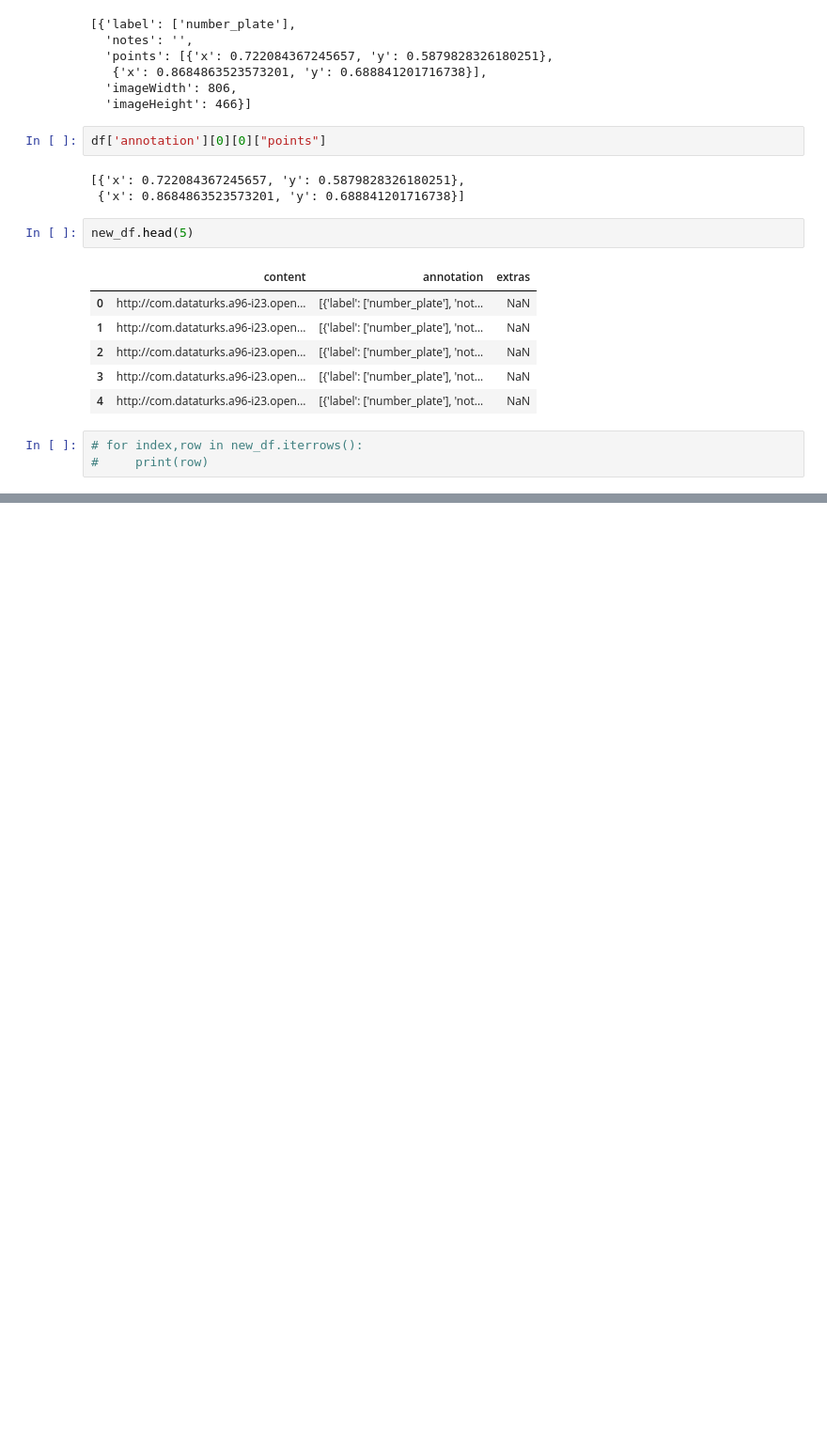
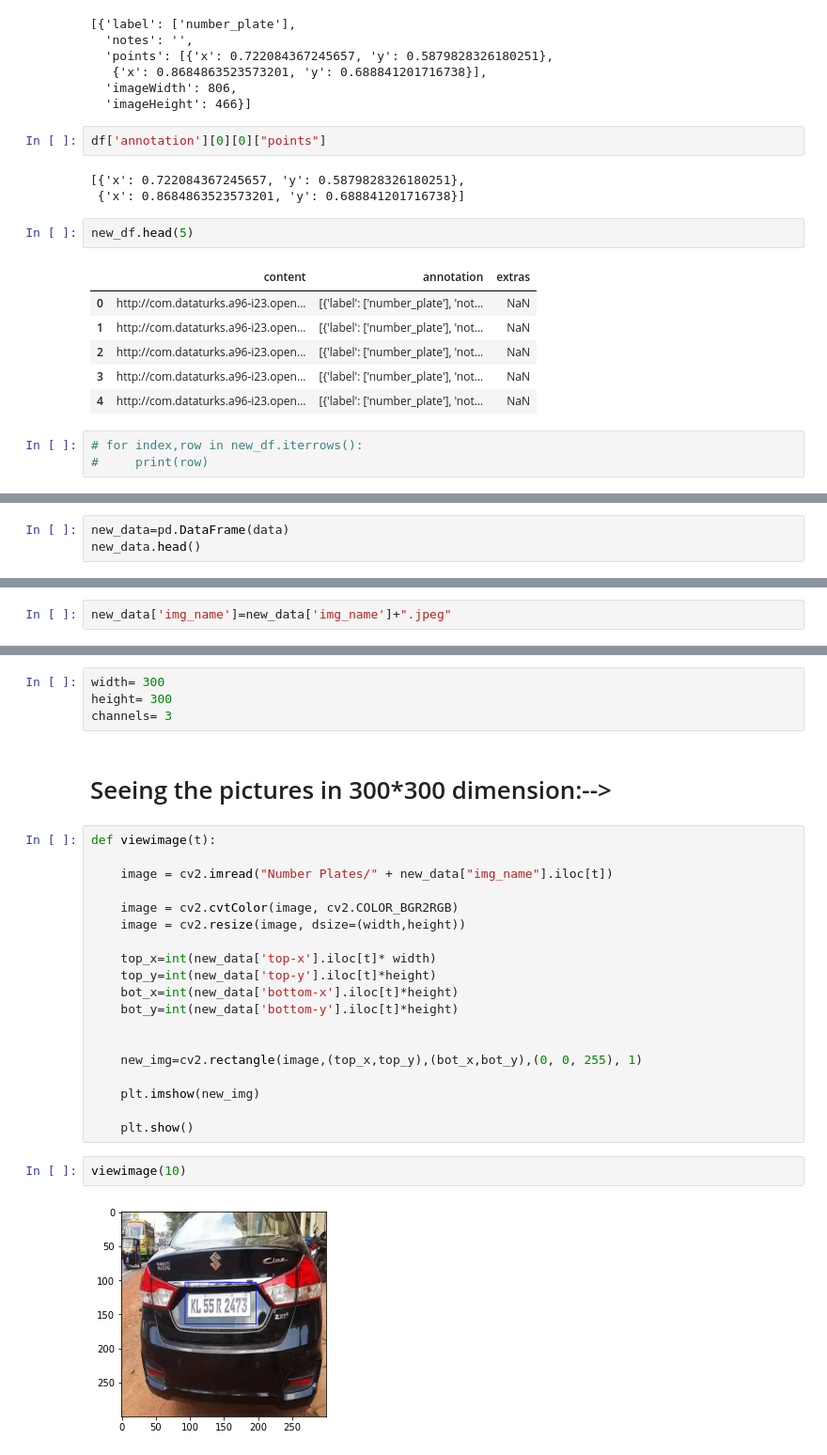
Before and after one commit to Rahul1582/Vehicle-Number-Plate-Detection, a Jupyter notebook: Number Plate Deep Learning.ipynb, the cells around one changed output, grey strips where cells are left out. Shown at 94% size. Saved outputs shown, nothing was run; the diff lists cells and outputs as text; blank space fills up the shorter version.

```diff
--- a/Number Plate Deep Learning.ipynb
+++ b/Number Plate Deep Learning.ipynb
@@ -144,0 +147,3 @@ Done Successfully
+# %%
+new_data=pd.DataFrame(data)
+new_data.head()
@@ -144,0 +197,2 @@ Done Successfully
+# %%
+new_data['img_name']=new_data['img_name']+".jpeg"
@@ -144,0 +215,29 @@ Done Successfully
+# %%
+width= 300
+height= 300
+channels= 3
+# %% [markdown]
+# Seeing the pictures in 300*300 dimension:-->
+# %%
+def viewimage(t):
+
+    image = cv2.imread("Number Plates/" + new_data["img_name"].iloc[t])
+
+    image = cv2.cvtColor(image, cv2.COLOR_BGR2RGB)
+    image = cv2.resize(image, dsize=(width,height))
+
+    top_x=int(new_data['top-x'].iloc[t]* width)
+    top_y=int(new_data['top-y'].iloc[t]*height)
+    bot_x=int(new_data['bottom-x'].iloc[t]*height)
+    bot_y=int(new_data['bottom-y'].iloc[t]*height)
+
+
+    new_img=cv2.rectangle(image,(top_x,top_y),(bot_x,bot_y),(0, 0, 255), 1)
+
+    plt.imshow(new_img)
+
+    plt.show()
+# %%
+viewimage(10)
+# %% [output]
+[figure, added]
```
Also changed, not shown: parts of 24 cells of this notebook.
